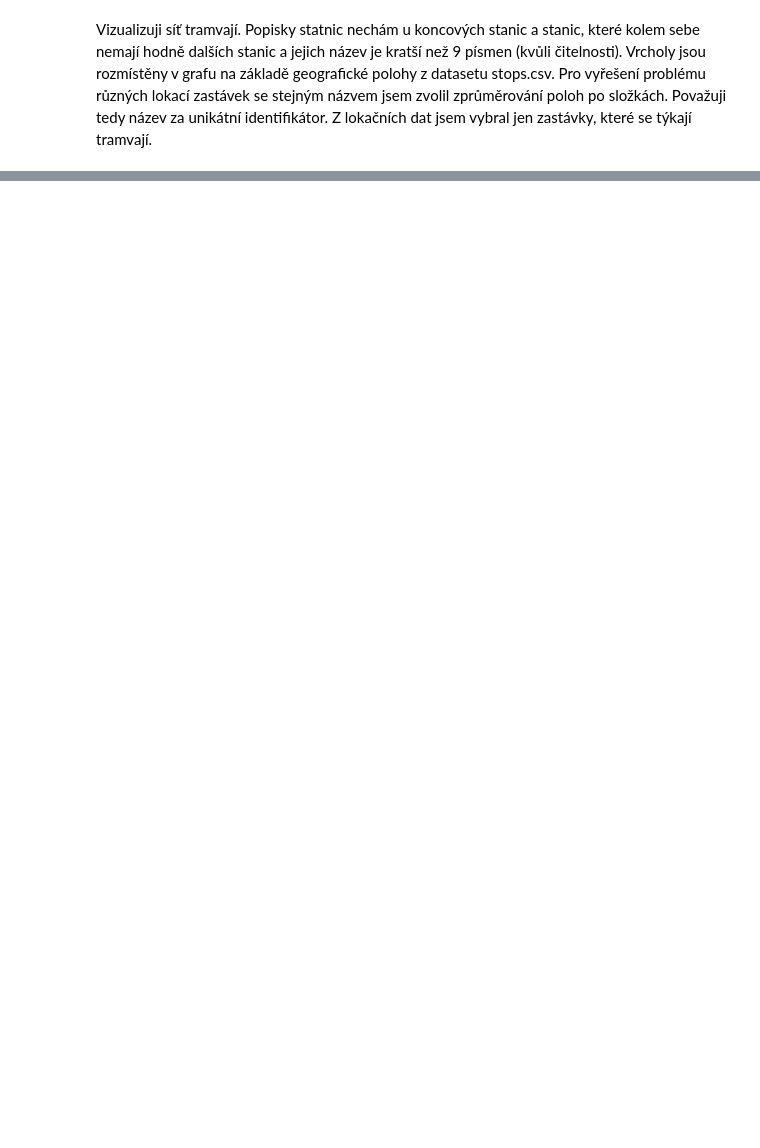
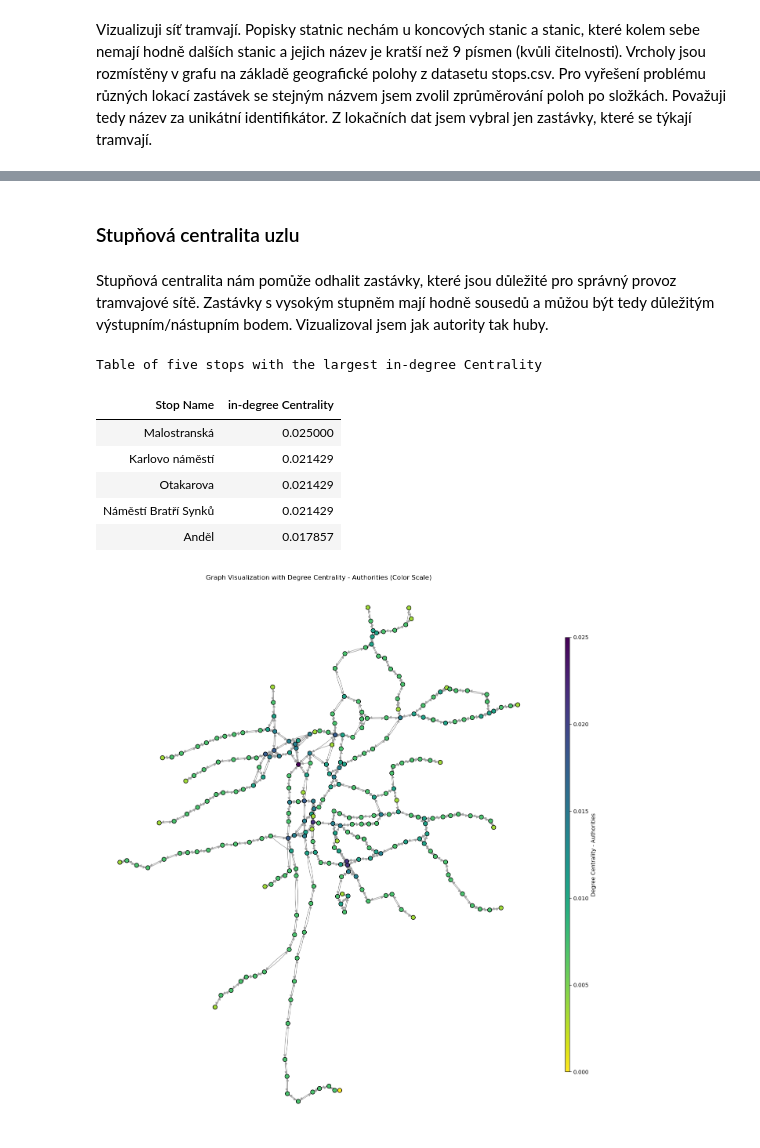
Before and after one commit to andyska09/Data-Visualisation, a Jupyter notebook: 02/solution02.ipynb, the cells around one changed output, grey strips where cells are left out. Saved outputs shown, nothing was run; the diff lists cells and outputs as text; code cells hidden in the pictures; blank space fills up the shorter version.

```diff
--- a/02/solution02.ipynb
+++ b/02/solution02.ipynb
@@ -229,3 +211,34 @@ dict_values([0.3411205249670113, 0.2809070798846151, 0.2709754949991128, 0.26699
+# %%
+def display_centrality(name,centrality, graph, ax):
+    node_color = [centrality[node] for node in graph.nodes()]
+    cmap = cm.get_cmap('viridis_r')
+    norm = plt.Normalize(vmin=min(node_color), vmax=max(node_color))
+
+    display_graph(graph, ax, node_color, cmap)
+
+    sm = plt.cm.ScalarMappable(cmap=cmap, norm=norm)
+    sm.set_array([])
+    plt.colorbar(sm, label=name, shrink=0.8, aspect=100)
+
+    plt.title(f"Graph Visualization with {name} (Color Scale)")
+
+def display_table(name,centrality):
+    print(f"Table of five stops with the largest {name}")
+    centrality_df = pd.DataFrame(list(centrality.items()), columns=['Stop Name', f'{name}'])
+    display(centrality_df.head().style.hide_index())
+
+# def display_labels(centrality, graph, pos):
+#     labels = {node: str(node) for node in list(centrality.keys())[:5]}
+#     label_pos = {key: (value[0], value[1] + 0.001) for key, value in pos.items()}
+#     nx.draw_networkx_labels(
+#         graph,
+#         label_pos,
+#         labels=labels,
+#         font_size=9,
+#         font_color='black',
+#         font_weight='bold',
+#         bbox=dict(facecolor='white', edgecolor='none', alpha=0.2, boxstyle='round,pad=0.3')
+#     )
 # %%
 fig, ax = plt.subplots(figsize=(18, 18))
 
@@ -262,0 +258,23 @@ plt.show()
+# %% [markdown]
+### Stupňová centralita uzlu
+# %% [markdown]
+Stupňová centralita nám pomůže odhalit zastávky, které jsou důležité pro správný provoz tramvajové sítě. Zastávky s vysokým stupněm mají hodně sousedů a můžou být tedy důležitým výstupním/nástupním bodem. Vizualizoval jsem jak autority tak huby.
+# %%
+in_degree_centrality = dict(sorted(nx.in_degree_centrality(G_tram_subgraph).items(), key=lambda item: item[1], reverse=True))
+out_degree_centrality = dict(sorted(nx.out_degree_centrality(G_tram_subgraph).items(), key=lambda item: item[1], reverse=True))
+# %%
+fig, ax = plt.subplots(figsize=(18, 18))
+
+display_centrality('Degree Centrality - Authorities', in_degree_centrality, G_tram_subgraph, ax)
+display_table('in-degree Centrality', in_degree_centrality)
+
+plt.show()
+# %% [output]
+Table of five stops with the largest in-degree Centrality
+| Stop Name | in-degree Centrality |
+| Malostranská | 0.025000 |
+| Karlovo náměstí | 0.021429 |
+| Otakarova | 0.021429 |
+| Náměstí Bratří Synků | 0.021429 |
+| Anděl | 0.017857 |
+[figure, added]
```
Also changed, not shown: parts of 37 cells of this notebook.
